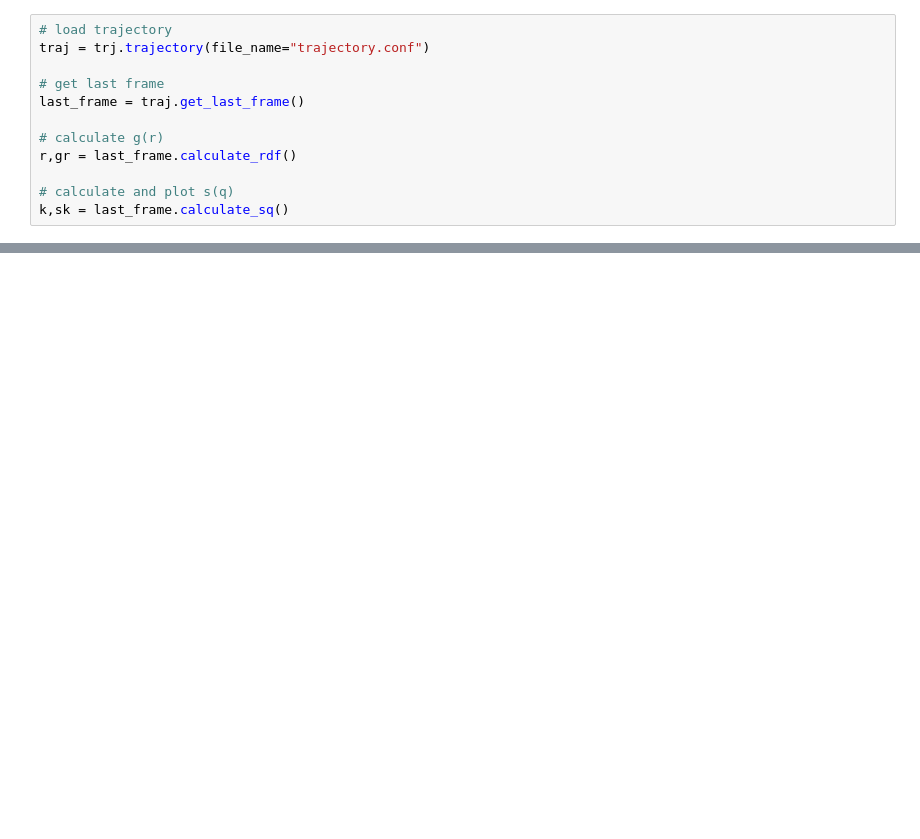
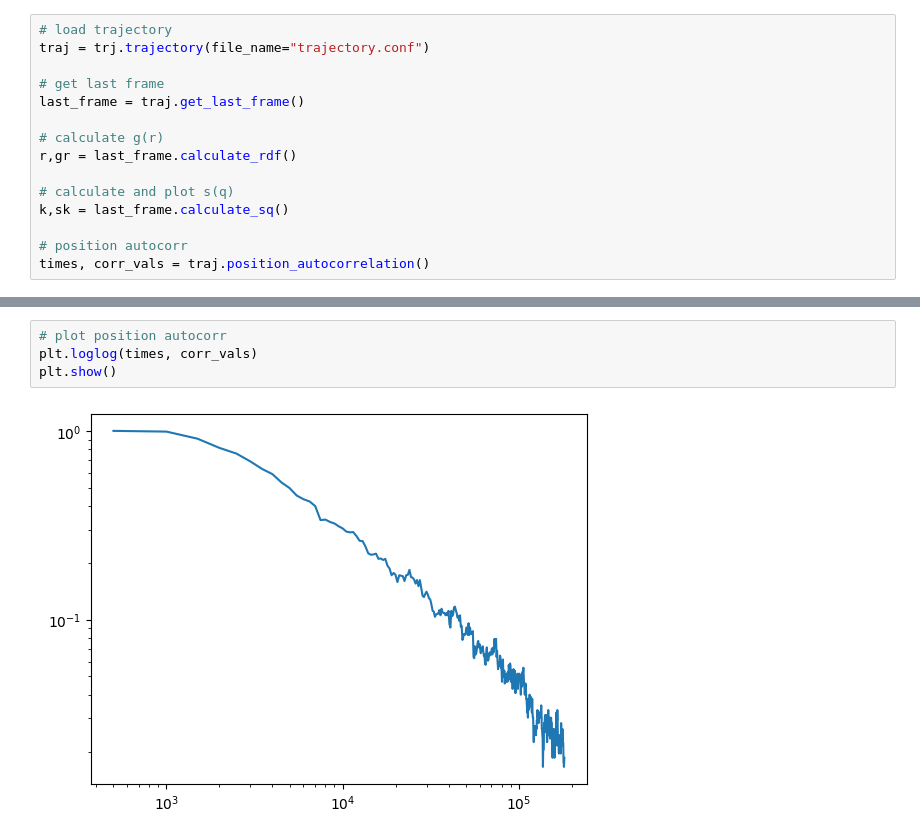
Before and after one commit to sodiumnitrate/patchyAnalysisTools, a Jupyter notebook: examples/example.ipynb, the cells around one changed output, grey strips where cells are left out. Drawn from its saved outputs; the diff is of its cells as text; blank space fills up the shorter version.

```diff
--- a/examples/example.ipynb
+++ b/examples/example.ipynb
@@ -14,6 +13,9 @@ r,gr = last_frame.calculate_rdf()
 
 # calculate and plot s(q)
 k,sk = last_frame.calculate_sq()
+
+# position autocorr
+times, corr_vals = traj.position_autocorrelation()
 # %%
 # plot radial distribution function
 plt.plot(r*50,gr)
@@ -33,0 +36,6 @@ plt.show()
+# %%
+# plot position autocorr
+plt.loglog(times, corr_vals)
+plt.show()
+# %% [output]
+[figure, added]
```
Also changed, not shown: parts of 3 cells of this notebook, 1 other file.
